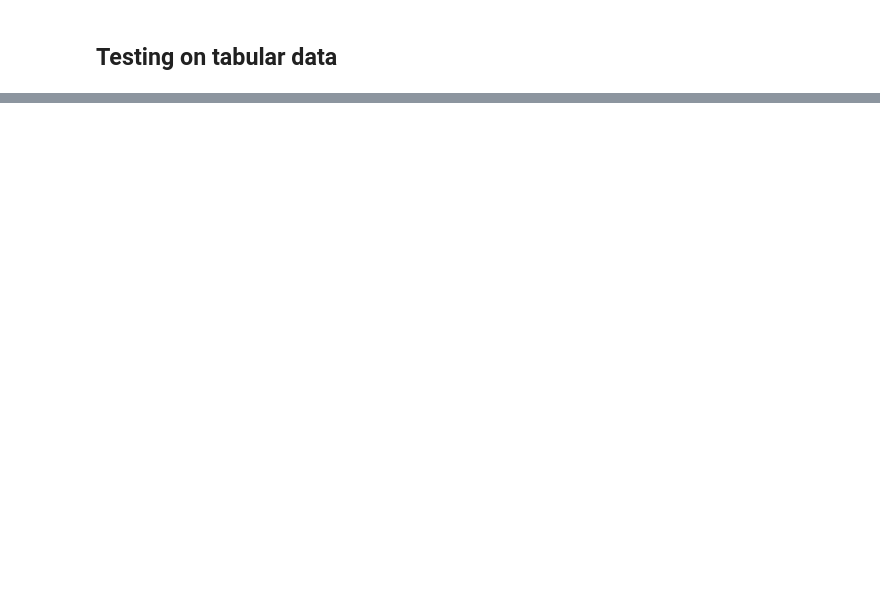
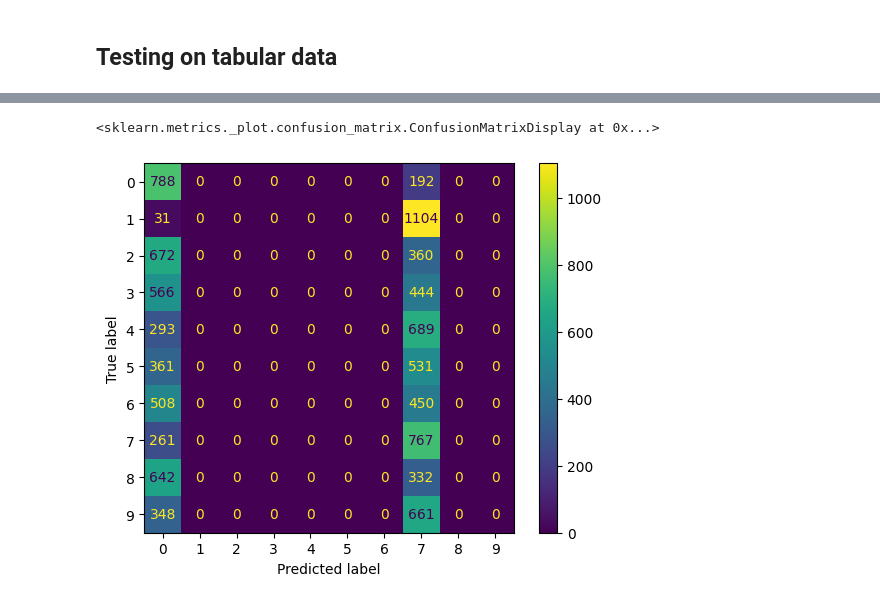
Before and after one commit to N0taName/NN-with-PSO-, a Jupyter notebook: PSO.ipynb, the cells around one changed output, grey strips where cells are left out. Cells and saved outputs as stored; diff of their text form; code cells hidden in the pictures; blank space fills up the shorter version.

Commit message:
pso trained mo

```diff
--- a/PSO.ipynb
+++ b/PSO.ipynb
@@ -318,2 +327,29 @@ plt.show()
 # %% [markdown]
 ## Testing on tabular data
+# %%
+#Train on MNIST
+training_set_mnist = torchvision.datasets.MNIST('./data', train=True, transform=transform, download=True)
+validation_set_mnist = torchvision.datasets.MNIST('./data', train=False, transform=transform, download=True)
+#to normal
+
+training_set_mnist.data = training_set_mnist.data.type(torch.float32)
+validation_set_mnist.data = validation_set_mnist.data.type(torch.float32)
+# %%
+#mnist model
+model_mnist = nn.Sequential(
+    nn.Flatten(),
+    nn.Linear(28*28,128,dtype=torch.float32),
+    nn.ReLU(),
+    nn.Linear(128,64,dtype=torch.float32),
+    nn.ReLU(),
+    nn.Linear(64,10,dtype=torch.float32),
+    nn.Softmax(1)
+)
+
+best_model_mnist,history_mnist,global_best_history_mnist = train(
+    model=model_mnist,
+    metric=Accuracy(task="multiclass", num_classes=10),
+    data=training_set_mnist.data,
+    labels=training_set_mnist.targets,
+    iterations=100,n_particles=20,alpha=4,beta=4,minim=False
+    )
@@ -319,0 +362,5 @@ plt.show()
+# %%
+#Print mnist metrics
+y_pred = best_model_mnist(validation_set_mnist.data)
+tmp = [torch.argmax(y_pred[i]) for i in range(len(y_pred))]
+print(metrics.classification_report(validation_set_mnist.targets.detach().numpy(),tmp,zero_division=0))
@@ -319,0 +384,5 @@ plt.show()
+# %%
+metrics.ConfusionMatrixDisplay(metrics.confusion_matrix(validation_set_mnist.targets.detach().numpy(),tmp)).plot()
+# %% [output]
+<sklearn.metrics._plot.confusion_matrix.ConfusionMatrixDisplay at 0x...>
+[figure, added]
```
Also changed, not shown: parts of 17 cells of this notebook.
